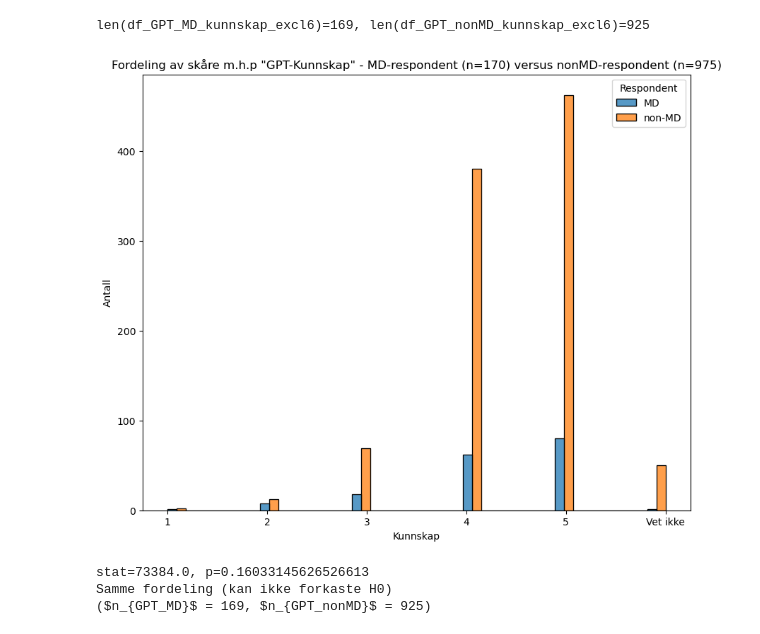
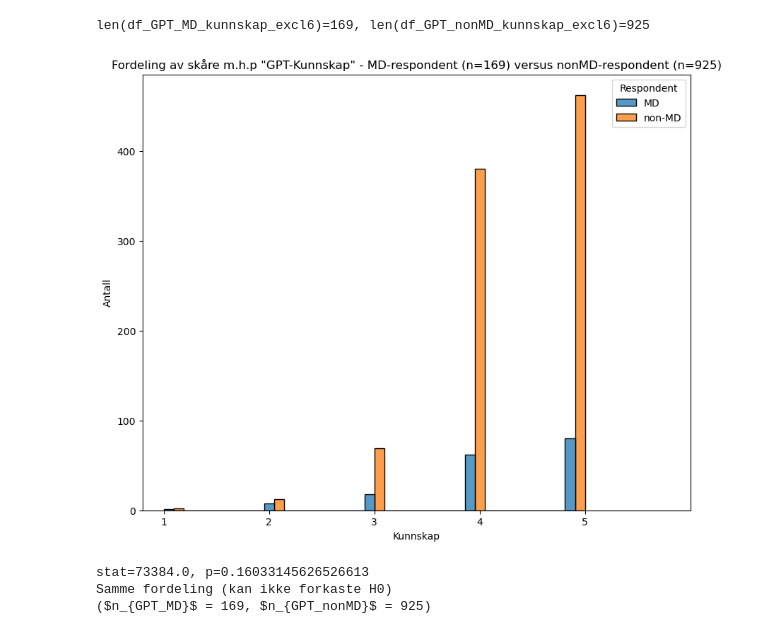
Before and after one commit to MMIV-ML/helseveileder, a Jupyter notebook: notebooks/1-analysis.ipynb, the cells around one changed output. Drawn from its saved outputs; the diff is of its cells as text; code cells hidden in the pictures.

```diff
--- a/notebooks/1-analysis.ipynb
+++ b/notebooks/1-analysis.ipynb
@@ -1954,39 +2167,39 @@ len(df_GPT_MD_kunnskap_excl6)=169, len(df_GPT_nonMD_kunnskap_excl6)=925
 # %%
 # Plot the distribution of the scores for GPT "kunnskap" -  MD versus nonMD
 
 fig, ax = plt.subplots(figsize=(10, 8))
 
 # Combine the data into a single DataFrame
-df_combined = pd.concat([df_GPT_MD[['kunnskap']].assign(Respondent='MD'), df_GPT_nonMD[['kunnskap']].assign(Respondent='non-MD')])
+df_combined = pd.concat([df_GPT_MD_kunnskap_excl6[['kunnskap']].assign(Respondent='MD'), df_GPT_nonMD_kunnskap_excl6[['kunnskap']].assign(Respondent='non-MD')])
 
 # Plot the histograms side by side
 sns.histplot(data=df_combined, x='kunnskap', hue='Respondent', multiple='dodge')
 
 # Make the x-ticks integers centerd between the two bars
 plt.xticks(np.arange(1, 7, 1))
 
 plt.xlabel('Kunnskap')
 plt.ylabel('Antall')
-plt.title(f'Fordeling av skåre m.h.p "GPT-Kunnskap" - MD-respondent (n={len(df_GPT_MD)}) versus nonMD-respondent (n={len(df_GPT_nonMD)})')
+plt.title(f'Fordeling av skåre m.h.p "GPT-Kunnskap" - MD-respondent (n={len(df_GPT_MD_kunnskap_excl6)}) versus nonMD-respondent (n={len(df_GPT_nonMD_kunnskap_excl6)})')
 
 # Make the x-ticks integers centerd between the two bars
-plt.xticks(np.arange(1, 7, 1))
+plt.xticks(np.arange(1, 6, 1))
 
 # Assuming 'plt' is the current plot
 ticks, labels = plt.xticks()  # Get current x-axis tick labels
 
 # Find the index of the tick mark 6
-index = list(ticks).index(6)
+index = list(ticks).index(5)
 
 # Replace the label at the index with 'Vet ikke'
-labels[index] = 'Vet ikke'
+#labels[index] = 'Vet ikke'
 
 plt.xticks(ticks, labels)  # Set new x-axis tick labels
 
 
 plt.show()
 # %% [output]
-[figure, old version]
+[figure, new version]
 # %%
 # Test the following hypothesis: H0: The distribution of the scores regarding GPT's kunnskap: MD vs. non-MD and are the same
 # vs. H1: The distribution of the scores regarding GPT's kunnskap: MD vs. non-MD and are different (MD's scores are likely lower)
```
Also changed, not shown: parts of 45 cells of this notebook, 1 other file.
